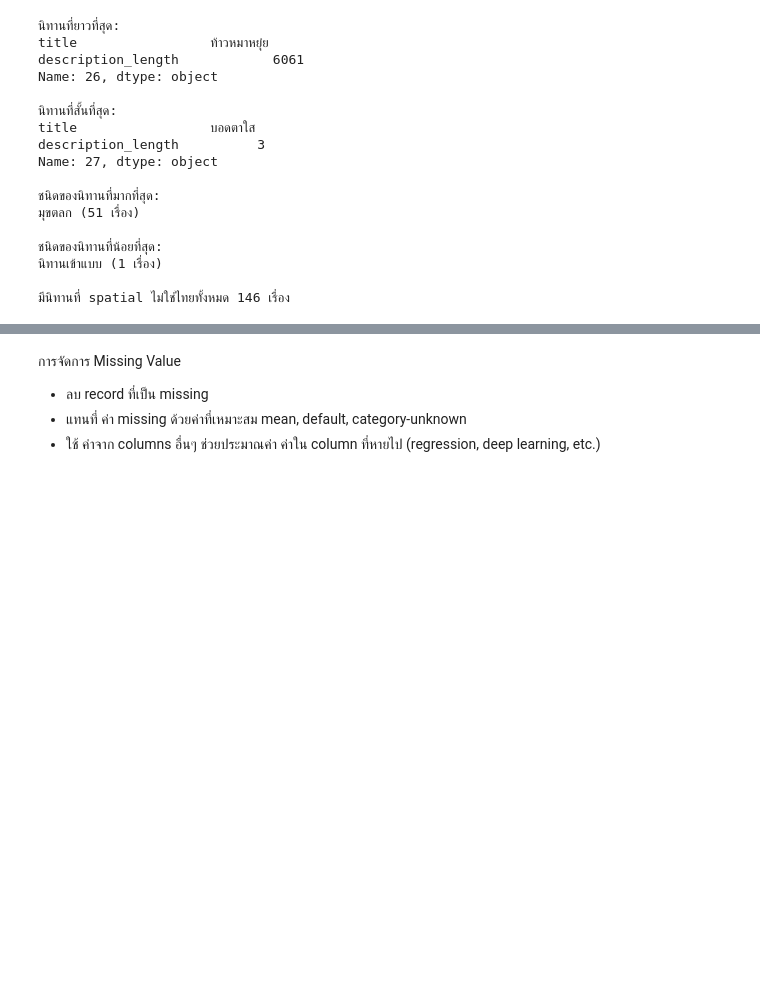
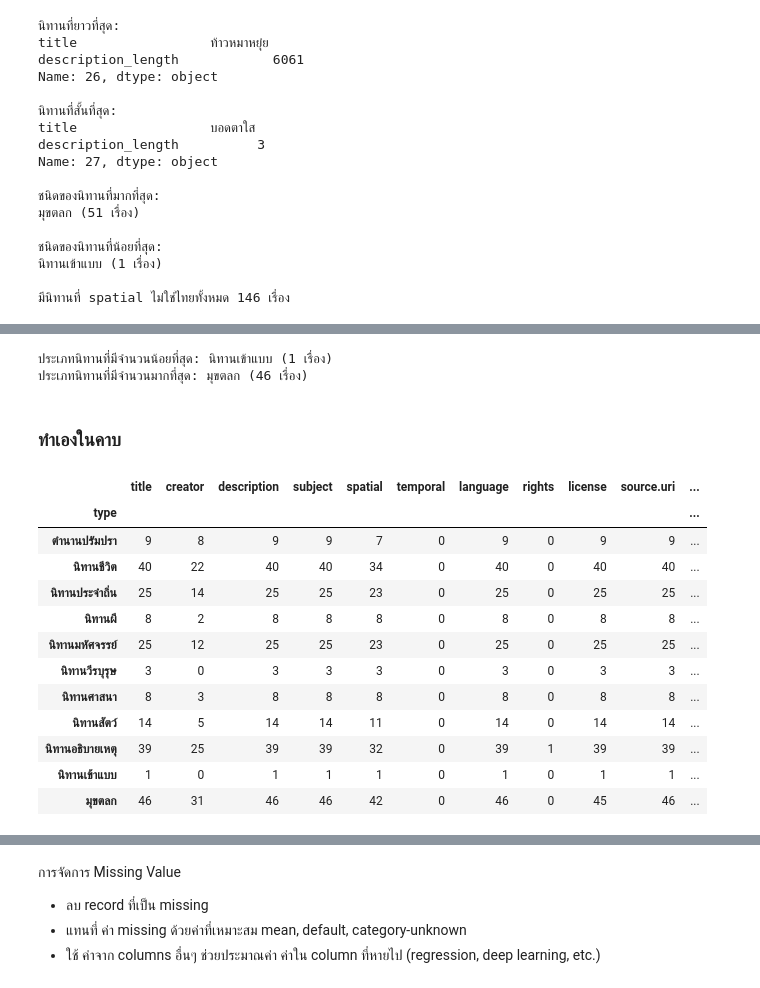
Before and after one commit to punramon/python_dataviz2024, a Jupyter notebook: Pandas_101_2024.ipynb, the cells around one changed output, grey strips where cells are left out. Drawn from its saved outputs; the diff is of its cells as text; code cells hidden in the pictures; blank space fills up the shorter version.

Commit message:
dropna + duplicate + fillna

```diff
--- a/Pandas_101_2024.ipynb
+++ b/Pandas_101_2024.ipynb
@@ -521,0 +471,9 @@ print(f'อายุเฉลี่ย ของ ผู้ป่วยหญิ
+# %%
+# prompt: ลบ row ที่มีค่าว่างใน column description
+
+# ลบแถวที่มีค่าว่างในคอลัมน์ description
+folk_df_cleaned = folk_df.dropna(subset=['description'])
+
+# แสดงจำนวนแถวก่อนและหลังลบ
+print("จำนวนแถวก่อนลบ:", len(folk_df))
+print("จำนวนแถวหลังลบ:", len(folk_df_cleaned))
@@ -521,0 +507,9 @@ print(f'อายุเฉลี่ย ของ ผู้ป่วยหญิ
+# %%
+# prompt: ลบ \xa0 และ\n
+
+def remove_special_chars(text):
+  text = text.replace('\xa0', ' ')
+  text = text.replace('\n', ' ')
+  return text
+
+folk_df_cleaned['description'] = folk_df_cleaned['description'].apply(remove_special_chars)
@@ -521,0 +526,15 @@ print(f'อายุเฉลี่ย ของ ผู้ป่วยหญิ
+# %%
+# prompt: description ของ row ไหน titleอะไร ยาวที่สุด และ สั้นที่สุด
+
+# คำนวณความยาวของ description
+folk_df_cleaned['description_length'] = folk_df_cleaned['description'].apply(len)
+
+# หา index ของ description ที่ยาวที่สุด
+longest_index = folk_df_cleaned['description_length'].idxmax()
+
+# หา index ของ description ที่สั้นที่สุด
+shortest_index = folk_df_cleaned['description_length'].idxmin()
+
+# แสดงผลลัพธ์
+print(f"Description ที่ยาวที่สุดอยู่ใน row ที่ {longest_index} title: {folk_df_cleaned.loc[longest_index, 'title']}")
+print(f"Description ที่สั้นที่สุดอยู่ใน row ที่ {shortest_index} title: {folk_df_cleaned.loc[shortest_index, 'title']}")
@@ -521,0 +549,9 @@ print(f'อายุเฉลี่ย ของ ผู้ป่วยหญิ
+# %%
+# prompt: ลบค่าว่างใน column type
+
+# ลบแถวที่มีค่าว่างในคอลัมน์ type
+folk_df_cleaned = folk_df_cleaned.dropna(subset=['type'])
+
+# แสดงจำนวนแถวก่อนและหลังลบ
+print("จำนวนแถวก่อนลบ:", len(folk_df))
+print("จำนวนแถวหลังลบ:", len(folk_df_cleaned))
@@ -521,0 +561,38 @@ print(f'อายุเฉลี่ย ของ ผู้ป่วยหญิ
+# %%
+# prompt: ชนิดของนิทาน (type) ที่มีจำนวน row น้อยที่สุดและมากที่สุด
+
+# นับจำนวนนิทานแต่ละประเภท
+type_counts = folk_df_cleaned['type'].value_counts()
+
+# หาประเภทนิทานที่มีจำนวนน้อยที่สุด
+least_common_type = type_counts.idxmin()
+least_common_count = type_counts.min()
+
+# หาประเภทนิทานที่มีจำนวนมากที่สุด
+most_common_type = type_counts.idxmax()
+most_common_count = type_counts.max()
+
+# แสดงผลลัพธ์
+print(f"ประเภทนิทานที่มีจำนวนน้อยที่สุด: {least_common_type} ({least_common_count} เรื่อง)")
+print(f"ประเภทนิทานที่มีจำนวนมากที่สุด: {most_common_type} ({most_common_count} เรื่อง)")
+# %% [output]
+ประเภทนิทานที่มีจำนวนน้อยที่สุด: นิทานเข้าแบบ (1 เรื่อง)
+ประเภทนิทานที่มีจำนวนมากที่สุด: มุขตลก (46 เรื่อง)
+# %% [markdown]
+### ทำเองในคาบ
+# %%
+ folk_df_cleaned.groupby('type').count()
+# %% [output]
+|  | title | creator | description | subject | spatial | temporal | language | rights | license | source.uri | ... |
+| type |  |  |  |  |  |  |  |  |  |  | ... |
+| ตำนานปรัมปรา | 9 | 8 | 9 | 9 | 7 | 0 | 9 | 0 | 9 | 9 | ... |
+| นิทานชีวิต | 40 | 22 | 40 | 40 | 34 | 0 | 40 | 0 | 40 | 40 | ... |
+| นิทานประจำถิ่น | 25 | 14 | 25 | 25 | 23 | 0 | 25 | 0 | 25 | 25 | ... |
+| นิทานผี | 8 | 2 | 8 | 8 | 8 | 0 | 8 | 0 | 8 | 8 | ... |
+| นิทานมหัศจรรย์ | 25 | 12 | 25 | 25 | 23 | 0 | 25 | 0 | 25 | 25 | ... |
+| นิทานวีรบุรุษ | 3 | 0 | 3 | 3 | 3 | 0 | 3 | 0 | 3 | 3 | ... |
+| นิทานศาสนา | 8 | 3 | 8 | 8 | 8 | 0 | 8 | 0 | 8 | 8 | ... |
+| นิทานสัตว์ | 14 | 5 | 14 | 14 | 11 | 0 | 14 | 0 | 14 | 14 | ... |
+| นิทานอธิบายเหตุ | 39 | 25 | 39 | 39 | 32 | 0 | 39 | 1 | 39 | 39 | ... |
+| นิทานเข้าแบบ | 1 | 0 | 1 | 1 | 1 | 0 | 1 | 0 | 1 | 1 | ... |
+| มุขตลก | 46 | 31 | 46 | 46 | 42 | 0 | 46 | 0 | 45 | 46 | ... |
```
Also changed, not shown: parts of 59 cells of this notebook.
